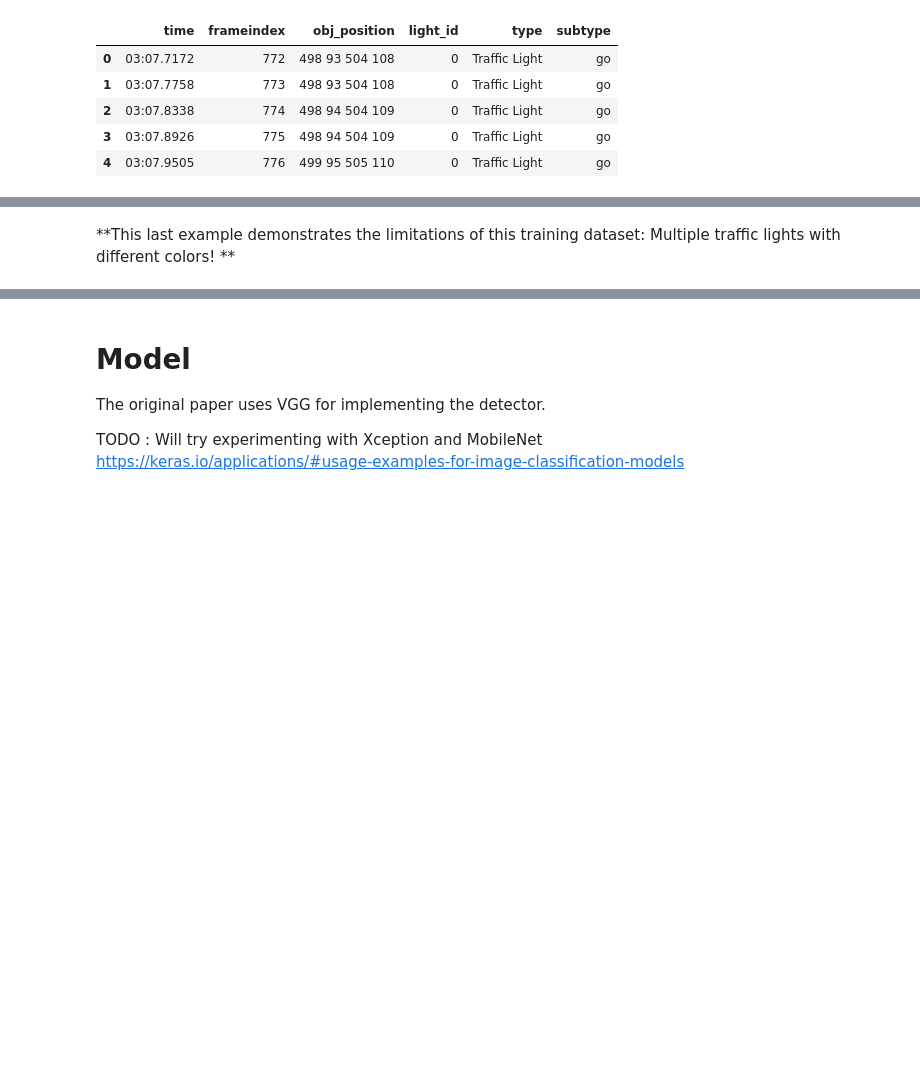
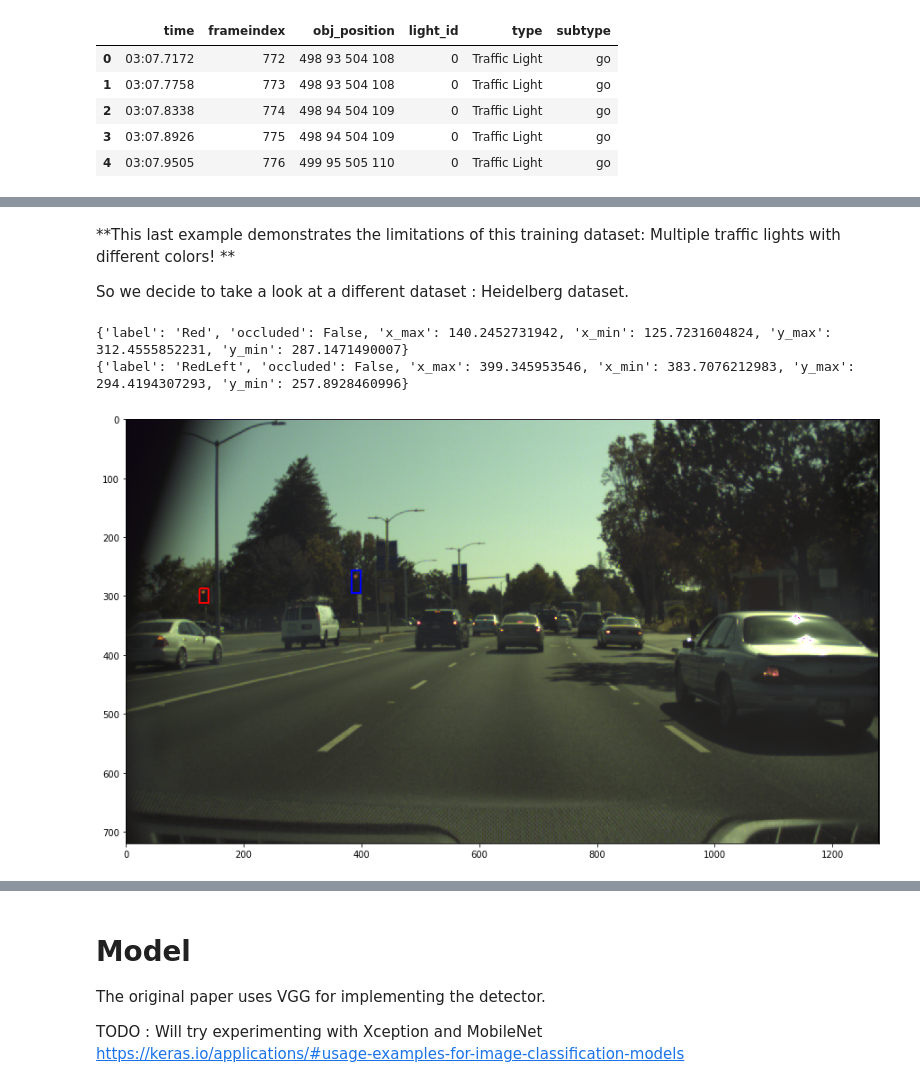
Before and after one commit to rdjondo/SimplisticSSD, a Jupyter notebook: MySSD_experiment.ipynb, the cells around one changed output, grey strips where cells are left out. Drawn from its saved outputs; the diff is of its cells as text; code cells hidden in the pictures; blank space fills up the shorter version.

Commit message:
decided to take a look at a different dataset : Heidelberg dataset.

```diff
--- a/MySSD_experiment.ipynb
+++ b/MySSD_experiment.ipynb
@@ -110,3 +114,43 @@ plt.show()
 [figure]
 # %% [markdown]
 **This last example demonstrates the limitations of this training dataset: Multiple traffic lights with different colors! **
+
+So we decide to take a look at a different dataset : Heidelberg dataset.
+# %%
+import yaml
+
+image_top_folder = 'bosch/dataset_additional_rgb'
+image_db_file = image_top_folder + '/additional_train.yaml'
+
+# Load ground truth training dataset
+image_db = yaml.load(open(image_db_file))
+
+image_element = image_db[4]
+
+image_path = image_top_folder + image_element['path'].replace('./','/')
+image = cv2.cvtColor( cv2.imread( image_path), cv2.COLOR_BGR2RGB )
+
+def add_boxes_to_image(image_element, image):
+    for box in image_element['boxes'] :
+        print( box  )
+        red = (255,0,0)
+        green = (0,255,0)
+        blue = (0,0,255)
+        if box['label'] == 'Red':
+            colour_selected = red
+        elif box['label'] == 'Green':
+            colour_selected = green
+        else:
+            colour_selected = blue
+        cv2.rectangle(image,(int(box['x_min']) , int( box['y_min']) ),
+                      ( int( box['x_max'] ) , int( box['y_max']) ) , colour_selected, 2)
+    return image
+
+add_boxes_to_image(image_element, image)
+plt.figure(figsize=(15,15))
+plt.imshow( image )
+plt.show()
+# %% [output]
+{'label': 'Red', 'occluded': False, 'x_max': 140.2452731942, 'x_min': 125.7231604824, 'y_max': 312.4555852231, 'y_min': 287.1471490007}
+{'label': 'RedLeft', 'occluded': False, 'x_max': 399.345953546, 'x_min': 383.7076212983, 'y_max': 294.4194307293, 'y_min': 257.8928460996}
+[figure, added]
```
Also changed, not shown: parts of 4 cells of this notebook.
